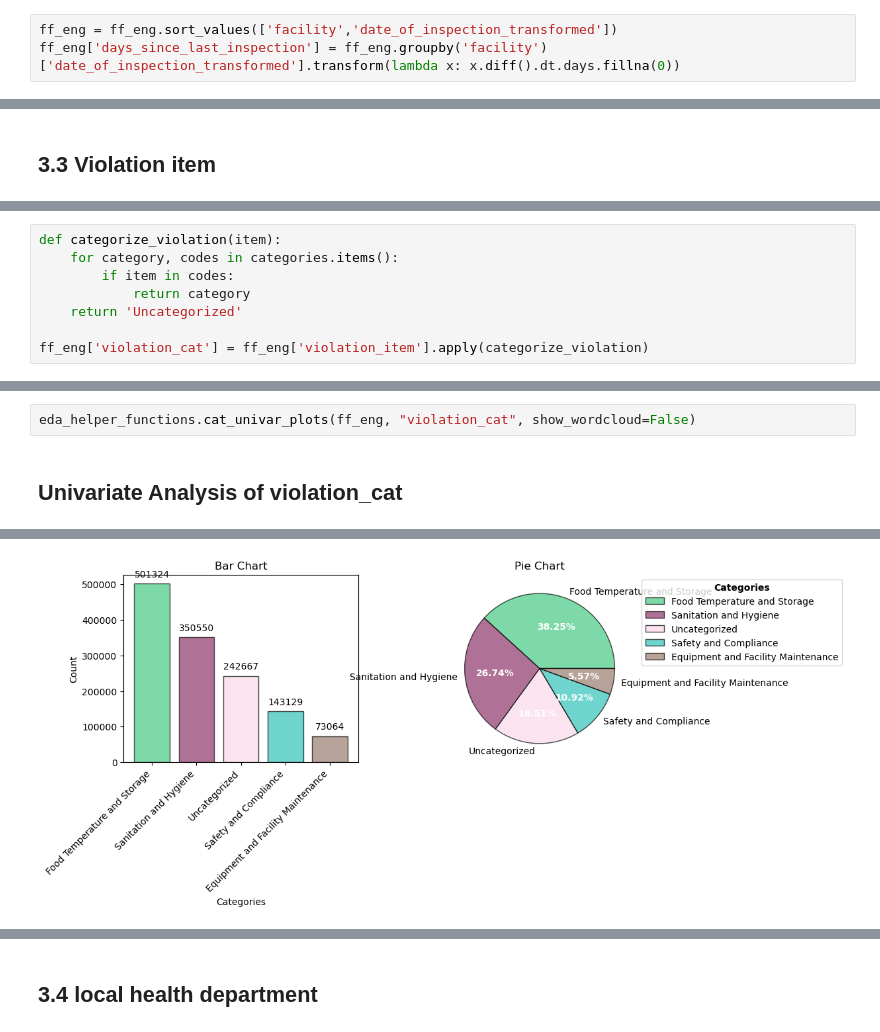
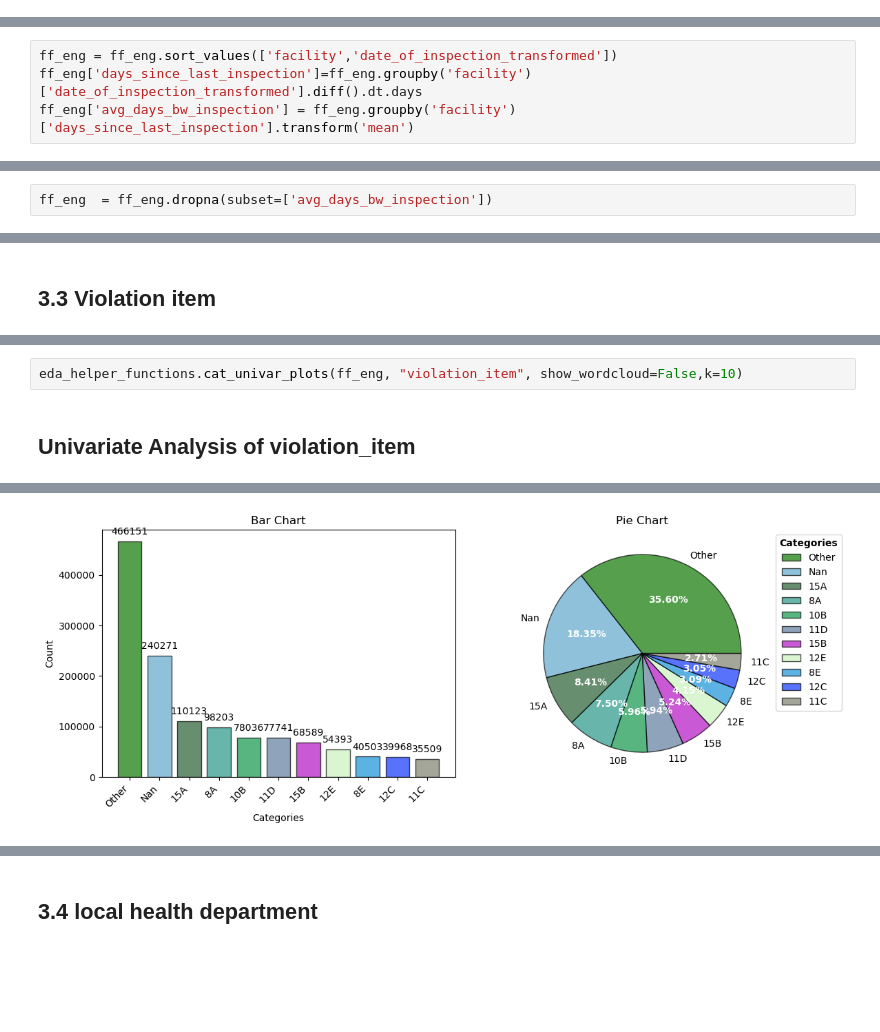
Before and after one commit to bringesh2001/Food-Borne-Illness-prediction-in-NewYork-Restaurants, a Jupyter notebook: Notebooks/Feature_Engg.ipynb, the cells around one changed output, grey strips where cells are left out. Cells and saved outputs as stored; diff of their text form; blank space fills up the shorter version.

```diff
--- a/Notebooks/Feature_Engg.ipynb
+++ b/Notebooks/Feature_Engg.ipynb
@@ -227,6 +234,3 @@ rest_cat_pipe.fit_transform(ff_eng[["restaurant_category"]])
 ## 3.2 date of inspection
 # %% [markdown]
 - Creating new feature `days since last inspection`using date_of_inspection.
-# %%
-ff_eng = ff_eng.sort_values(['facility','date_of_inspection_transformed'])
-ff_eng['days_since_last_inspection'] = ff_eng.groupby('facility')['date_of_inspection_transformed'].transform(lambda x: x.diff().dt.days.fillna(0))
@@ -233,3 +253,7 @@ ff_eng['days_since_last_inspection'] = ff_eng.groupby('facility')['date_of_inspe
+# %%
+ff_eng = ff_eng.sort_values(['facility','date_of_inspection_transformed'])
+ff_eng['days_since_last_inspection']=ff_eng.groupby('facility')['date_of_inspection_transformed'].diff().dt.days
+ff_eng['avg_days_bw_inspection'] = ff_eng.groupby('facility')['days_since_last_inspection'].transform('mean')
 # %%
 ff_eng.days_since_last_inspection.value_counts()
 # %% [output]
@@ -248,0 +293,2 @@ Name: count, Length: 2449, dtype: int64
+# %%
+ff_eng  = ff_eng.dropna(subset=['avg_days_bw_inspection'])
@@ -338,8 +417,0 @@ Uncategorized: ['Nan', '1F', '15', '29', '19', '11', '14', '24', '25', '2', '26'
-# %%
-def categorize_violation(item):
-    for category, codes in categories.items():
-        if item in codes:
-            return category
-    return 'Uncategorized'
-
-ff_eng['violation_cat'] = ff_eng['violation_item'].apply(categorize_violation)
@@ -392,7 +465,7 @@ Categories Distribution:
 # %%
-eda_helper_functions.cat_univar_plots(ff_eng, "violation_cat", show_wordcloud=False)
+eda_helper_functions.cat_univar_plots(ff_eng, "violation_item", show_wordcloud=False,k=10)
 # %% [output]
-Univariate Analysis of violation_cat
+Univariate Analysis of violation_item
 [interactive output not drawn]
-[figure, old version]
+[figure, new version]
 # %%
```
Also changed, not shown: parts of 85 cells of this notebook, 31 other files.
